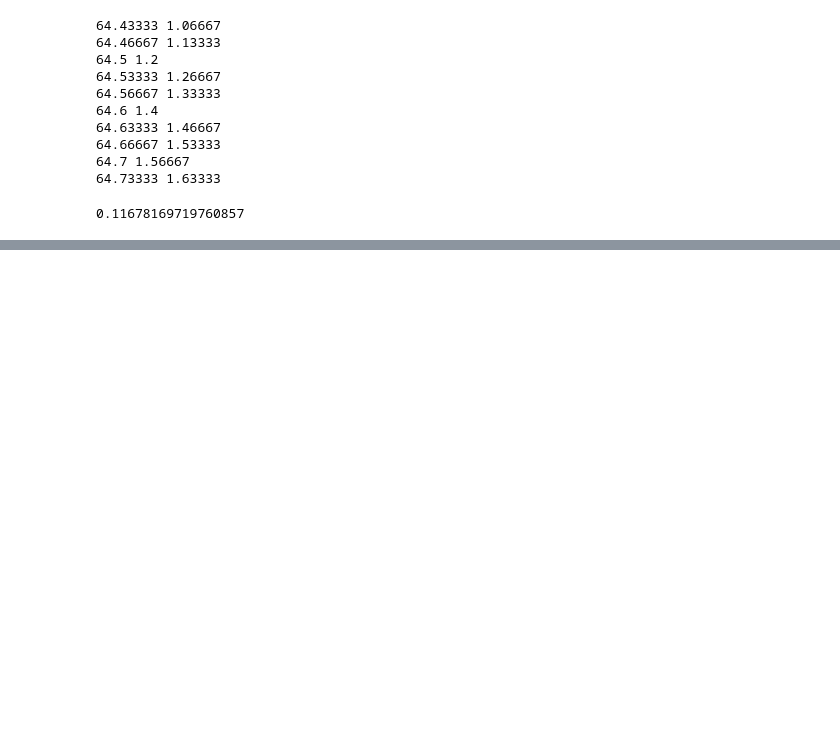
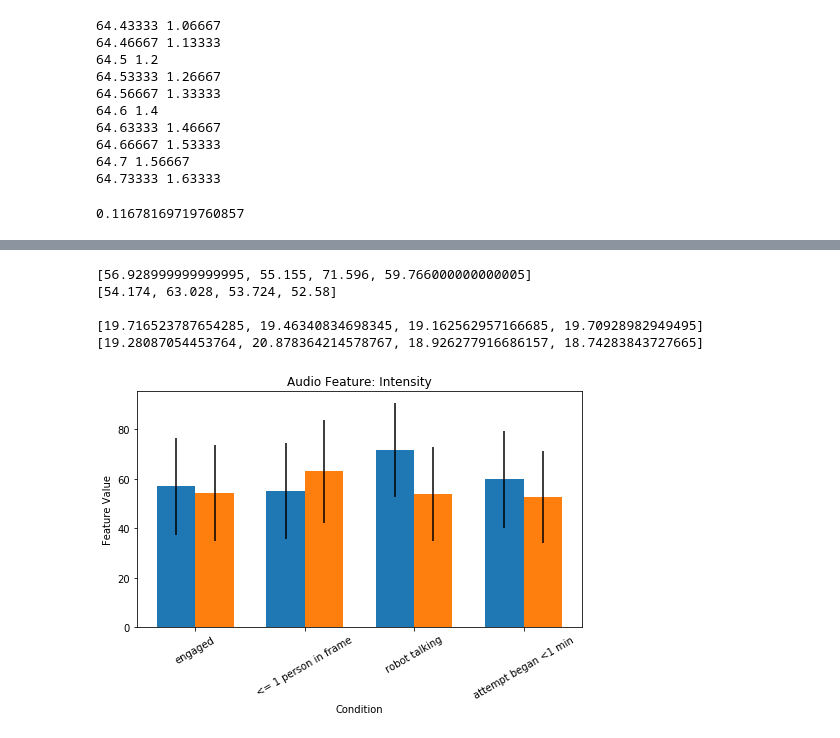
Before and after one commit to interaction-lab/exp_engagement, a Jupyter notebook: Analysis/p9_all_features_analysis.ipynb, the cells around one changed output, grey strips where cells are left out. Saved outputs shown, nothing was run; the diff lists cells and outputs as text; code cells hidden in the pictures; blank space fills up the shorter version.

```diff
--- a/Analysis/p9_all_features_analysis.ipynb
+++ b/Analysis/p9_all_features_analysis.ipynb
@@ -14,7 +16,7 @@ aff.head()
 | 4 | 16.0 | 1.33333 | 91.5356 | 0.013484 | 0.024152 | 0.004416 | 0.222106 | ... |
 5 rows × 32 columns
 # %%
-aud_file = '../../../../Google Drive File Stream/My Drive/USC Expeditions Year 5/Analysis/Help-Seeking/Data/Audio Features/Praat/combined data/P9/P9_FS_audio.csv'
+aud_file = '../../../../Google Drive File Stream/My Drive/USC Expeditions Year 5/Analysis/Help-Seeking/Data/Audio Features/Praat/combined data/P9/P9_FS_combined.csv'
 rest = pd.read_csv(aud_file)
 # %%
 aff.loc[aff.session_num == 13.3, 'session_num'] = 13.0
@@ -49,0 +73,67 @@ len(aff)/len(rest)
+# %%
+feature = 'intensity'
+
+examine = ['engagement', 'op_Number of People', 'ts_robot_talked', 'ts_attempt']
+
+aud_1 = []
+aud_2 = []
+
+aud_1_std = []
+aud_2_std = []
+
+for e in examine:
+
+    if (e == 'engagement'):
+        d1 = rest.loc[rest['engagement'] == 1]
+        d2 = rest.loc[rest['engagement'] == 0]
+    elif (e == 'op_Number of People'):
+        d1 = rest.loc[rest['op_Number of People'] <= 1]
+        d2 = rest.loc[rest['op_Number of People'] > 1]
+    elif (e == 'ts_robot_talked'):
+        d1 = rest.loc[rest['ts_robot_talked'] == 0]
+        d2 = rest.loc[rest['ts_robot_talked'] > 0]
+    elif (e == 'ts_attempt'):
+        d1 = rest.loc[rest['ts_attempt'] <= 60]
+        d2 = rest.loc[rest['ts_attempt'] > 60]
+
+    aud_1.append(np.nanmedian(d1[feature]))
+    aud_1_std.append(np.nanstd(d1[feature]))
+
+    aud_2.append(np.nanmedian(d2[feature]))
+    aud_2_std.append(np.nanstd(d2[feature]))
+
+print(aud_1)
+print(aud_2)
+
+print()
+
+print(aud_1_std)
+print(aud_2_std)
+
+plt.rcParams["figure.figsize"] = [7,5]
+
+fig, ax = plt.subplots()
+
+index = np.arange(len(examine))
+bar_width = 0.35
+
+rects1 = ax.bar(index, aud_1, bar_width, yerr=aud_1_std)
+rects2 = ax.bar(index+bar_width, aud_2, bar_width, yerr=aud_2_std)
+
+ax.set_xlabel('Condition')
+ax.set_ylabel('Feature Value')
+ax.set_title('Audio Feature: Intensity')
+
+ax.set_xticks(index + bar_width / 2)
+ax.set_xticklabels(('engaged', '<= 1 person in frame', 'robot talking', 'attempt began <1 min'))
+plt.xticks(rotation=30)
+fig.tight_layout()
+
+plt.show()
+# %% [output]
+[56.928999999999995, 55.155, 71.596, 59.766000000000005]
+[54.174, 63.028, 53.724, 52.58]
+
+[19.716523787654285, 19.46340834698345, 19.162562957166685, 19.70928982949495]
+[19.28087054453764, 20.878364214578767, 18.926277916686157, 18.74283843727665]
+[figure, added]
```
Also changed, not shown: parts of 22 cells of this notebook.
